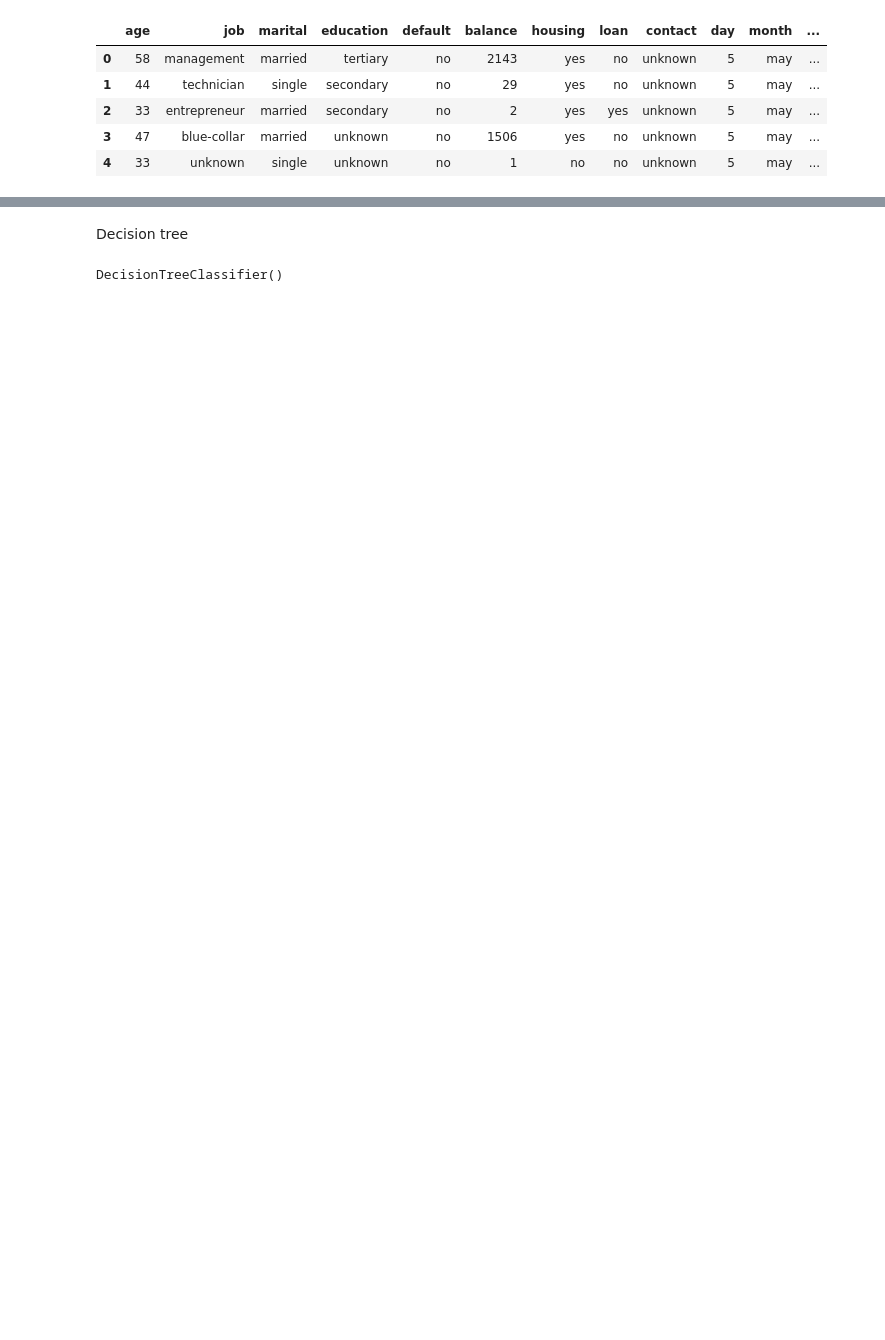
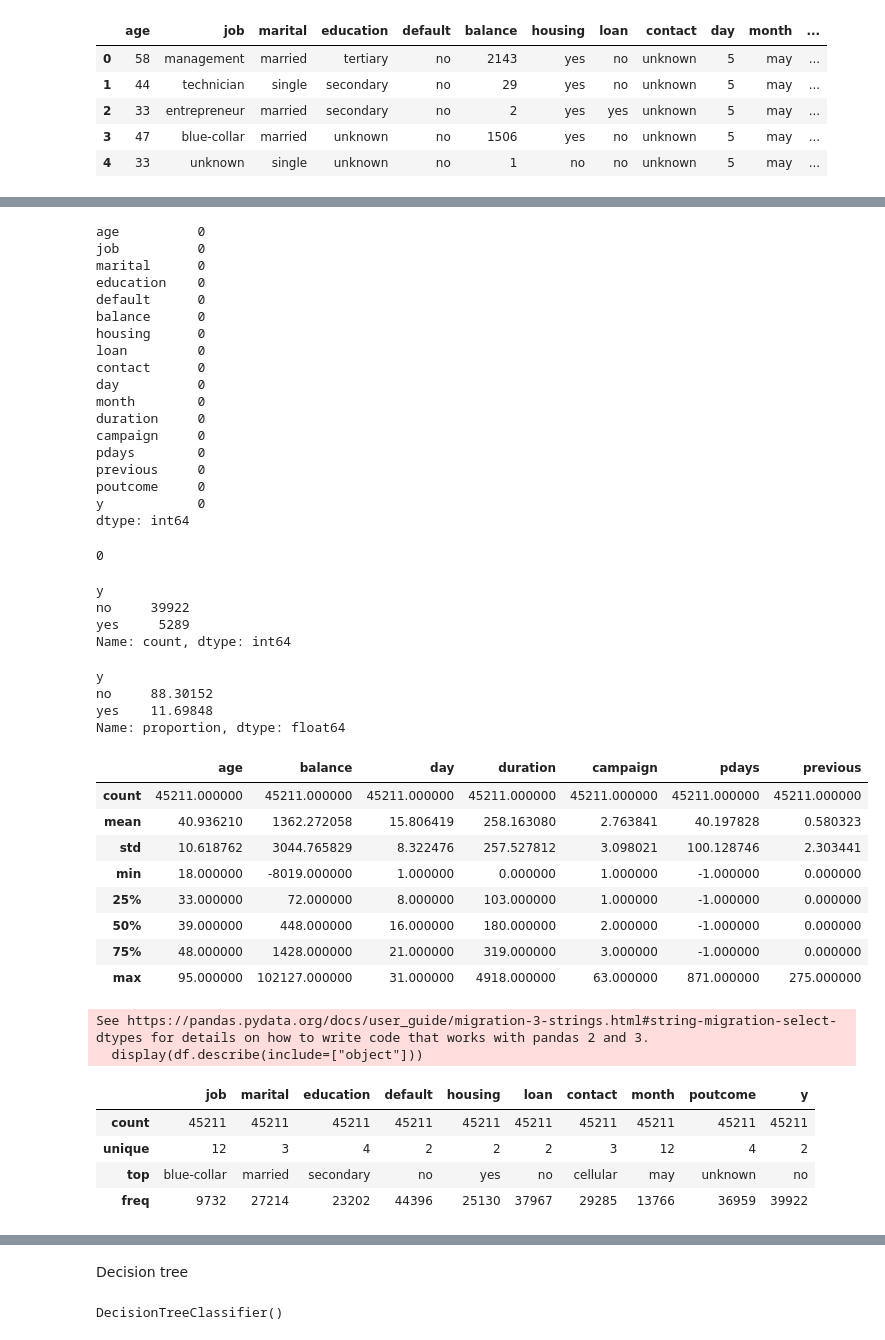
Before and after one commit to TonFak/ML-zoomcmp-Homework, a Jupyter notebook: Midterm Project/Untitled.ipynb, the cells around one changed output, grey strips where cells are left out. Drawn from its saved outputs; the diff is of its cells as text; code cells hidden in the pictures; blank space fills up the shorter version.

```diff
--- a/Midterm Project/Untitled.ipynb
+++ b/Midterm Project/Untitled.ipynb
@@ -21,5 +21,19 @@ df.head()
 | 3 | 47 | blue-collar | married | unknown | no | 1506 | yes | no | unknown | 5 | may | ... |
 | 4 | 33 | unknown | single | unknown | no | 1 | no | no | unknown | 5 | may | ... |
 # %%
+df.info()
+
 print(df.shape)
+
+display(df.isnull().sum().sort_values(ascending=False))
+
+print(df.duplicated().sum())
+
+display(df["y"].value_counts())
+
+display(df["y"].value_counts(normalize=True) * 100)
+
+display(df.describe())
+
+display(df.describe(include=["object"]))
 # %% [output]
@@ -26,2 +56,45 @@ print(df.shape)
 (45211, 17)
+age          0
+job          0
+marital      0
+education    0
+default      0
+balance      0
+housing      0
+loan         0
+contact      0
+day          0
+month        0
+duration     0
+campaign     0
+pdays        0
+previous     0
+poutcome     0
+y            0
+dtype: int64
+0
+y
+no     39922
+yes     5289
+Name: count, dtype: int64
+y
+no     88.30152
+yes    11.69848
+Name: proportion, dtype: float64
+|  | age | balance | day | duration | campaign | pdays | previous |
+| count | 45211.000000 | 45211.000000 | 45211.000000 | 45211.000000 | 45211.000000 | 45211.000000 | 45211.000000 |
+| mean | 40.936210 | 1362.272058 | 15.806419 | 258.163080 | 2.763841 | 40.197828 | 0.580323 |
+| std | 10.618762 | 3044.765829 | 8.322476 | 257.527812 | 3.098021 | 100.128746 | 2.303441 |
+| min | 18.000000 | -8019.000000 | 1.000000 | 0.000000 | 1.000000 | -1.000000 | 0.000000 |
+| 25% | 33.000000 | 72.000000 | 8.000000 | 103.000000 | 1.000000 | -1.000000 | 0.000000 |
+| 50% | 39.000000 | 448.000000 | 16.000000 | 180.000000 | 2.000000 | -1.000000 | 0.000000 |
+| 75% | 48.000000 | 1428.000000 | 21.000000 | 319.000000 | 3.000000 | -1.000000 | 0.000000 |
+| max | 95.000000 | 102127.000000 | 31.000000 | 4918.000000 | 63.000000 | 871.000000 | 275.000000 |
+See https://pandas.pydata.org/docs/user_guide/migration-3-strings.html#string-migration-select-dtypes for details on how to write code that works with pandas 2 and 3.
+  display(df.describe(include=["object"]))
+|  | job | marital | education | default | housing | loan | contact | month | poutcome | y |
+| count | 45211 | 45211 | 45211 | 45211 | 45211 | 45211 | 45211 | 45211 | 45211 | 45211 |
+| unique | 12 | 3 | 4 | 2 | 2 | 2 | 3 | 12 | 4 | 2 |
+| top | blue-collar | married | secondary | no | yes | no | cellular | may | unknown | no |
+| freq | 9732 | 27214 | 23202 | 44396 | 25130 | 37967 | 29285 | 13766 | 36959 | 39922 |
 # %%
```
Also changed, not shown: parts of 21 cells of this notebook, 2 other files.
